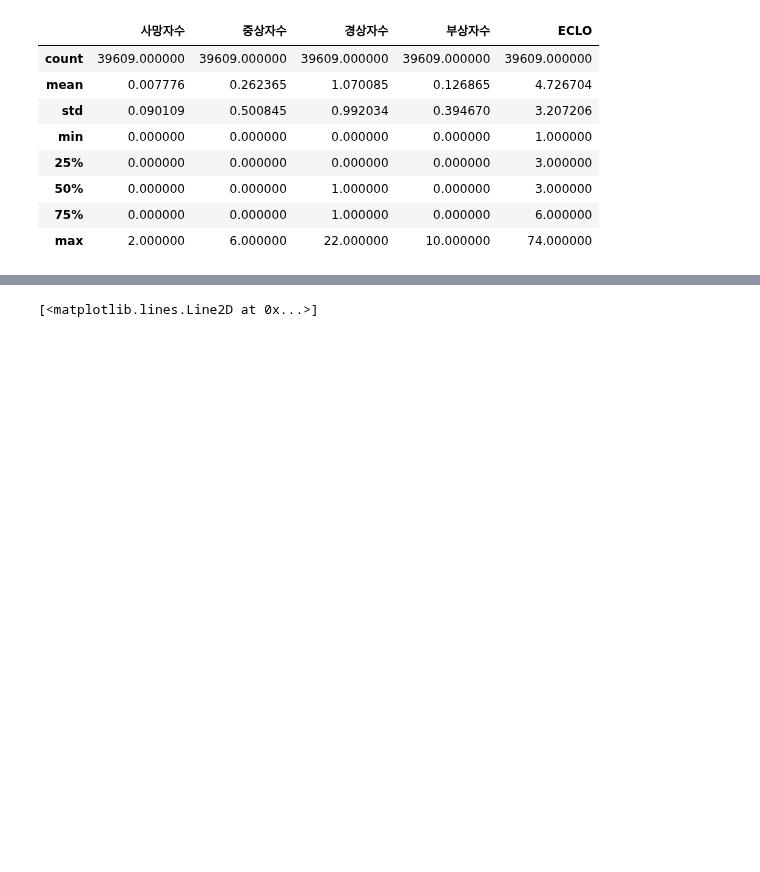
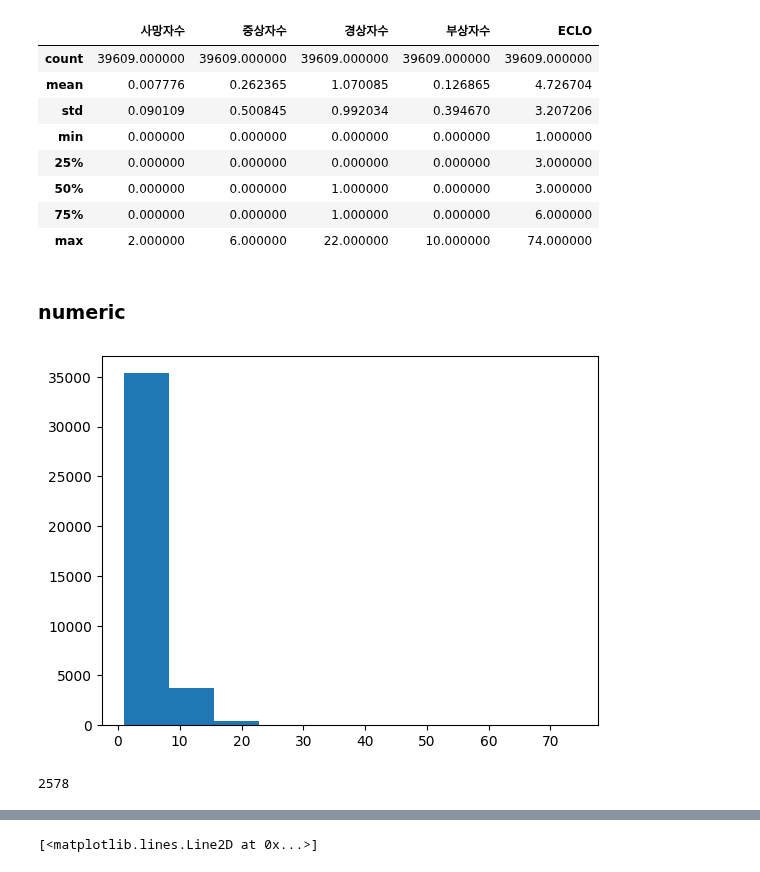
Before and after one commit to tgwon/ai4ml, a Jupyter notebook: project/EDA.ipynb, the cells around one changed output, grey strips where cells are left out. Saved outputs shown, nothing was run; the diff lists cells and outputs as text; code cells hidden in the pictures; blank space fills up the shorter version.

```diff
--- a/project/EDA.ipynb
+++ b/project/EDA.ipynb
@@ -61,3 +81,15 @@ train_org.describe()
 | 50% | 0.000000 | 0.000000 | 1.000000 | 0.000000 | 3.000000 |
 | 75% | 0.000000 | 0.000000 | 1.000000 | 0.000000 | 6.000000 |
 | max | 2.000000 | 6.000000 | 22.000000 | 10.000000 | 74.000000 |
+# %% [markdown]
+### numeric
+# %%
+plt.hist(train_org.ECLO)
+plt.show()
+# %% [output]
+[figure, added]
+# %%
+# 부상자수 1명
+len(train_org[train_org.ECLO==1])
+# %% [output]
+2578
```
Also changed, not shown: parts of 27 cells of this notebook.
